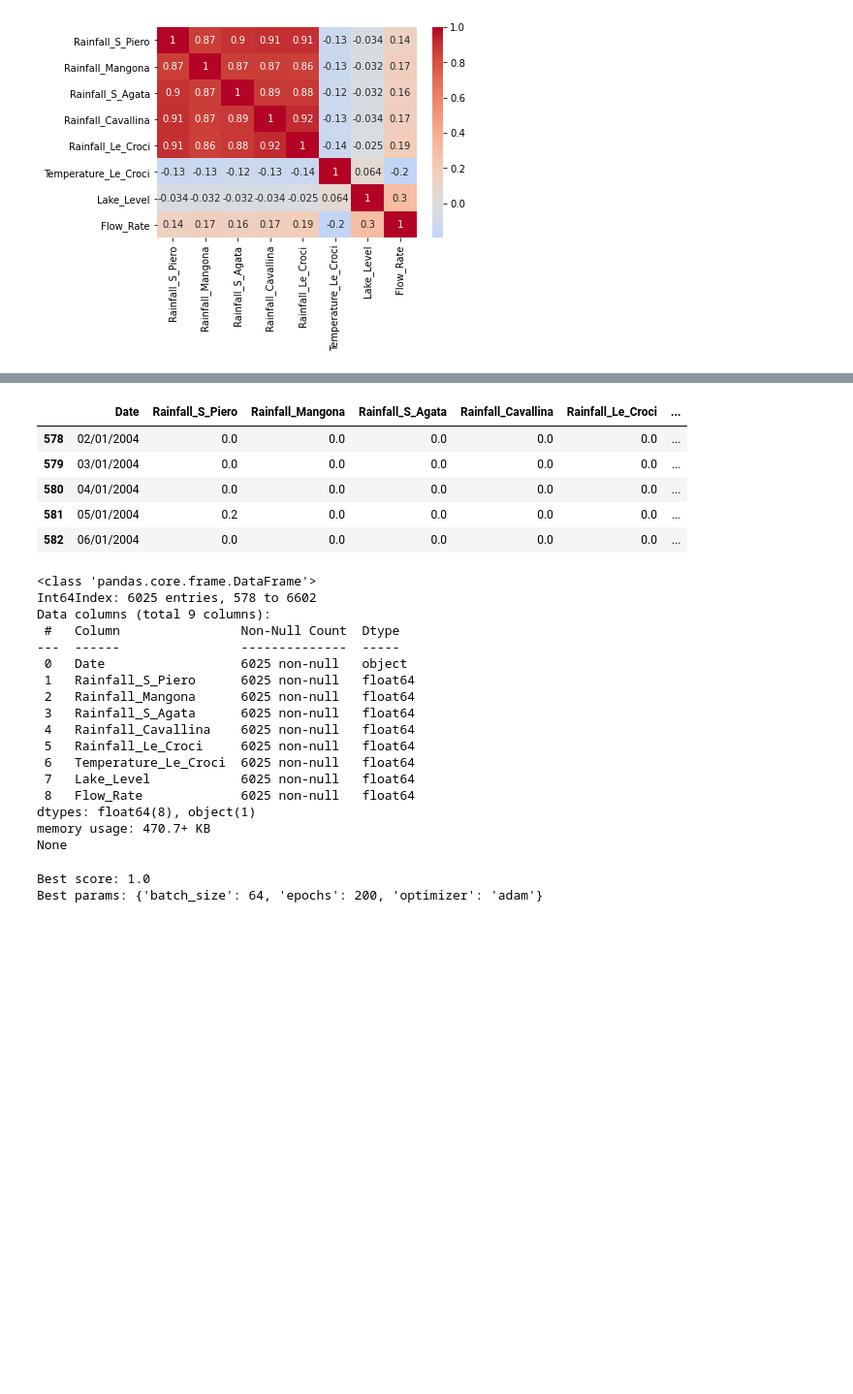
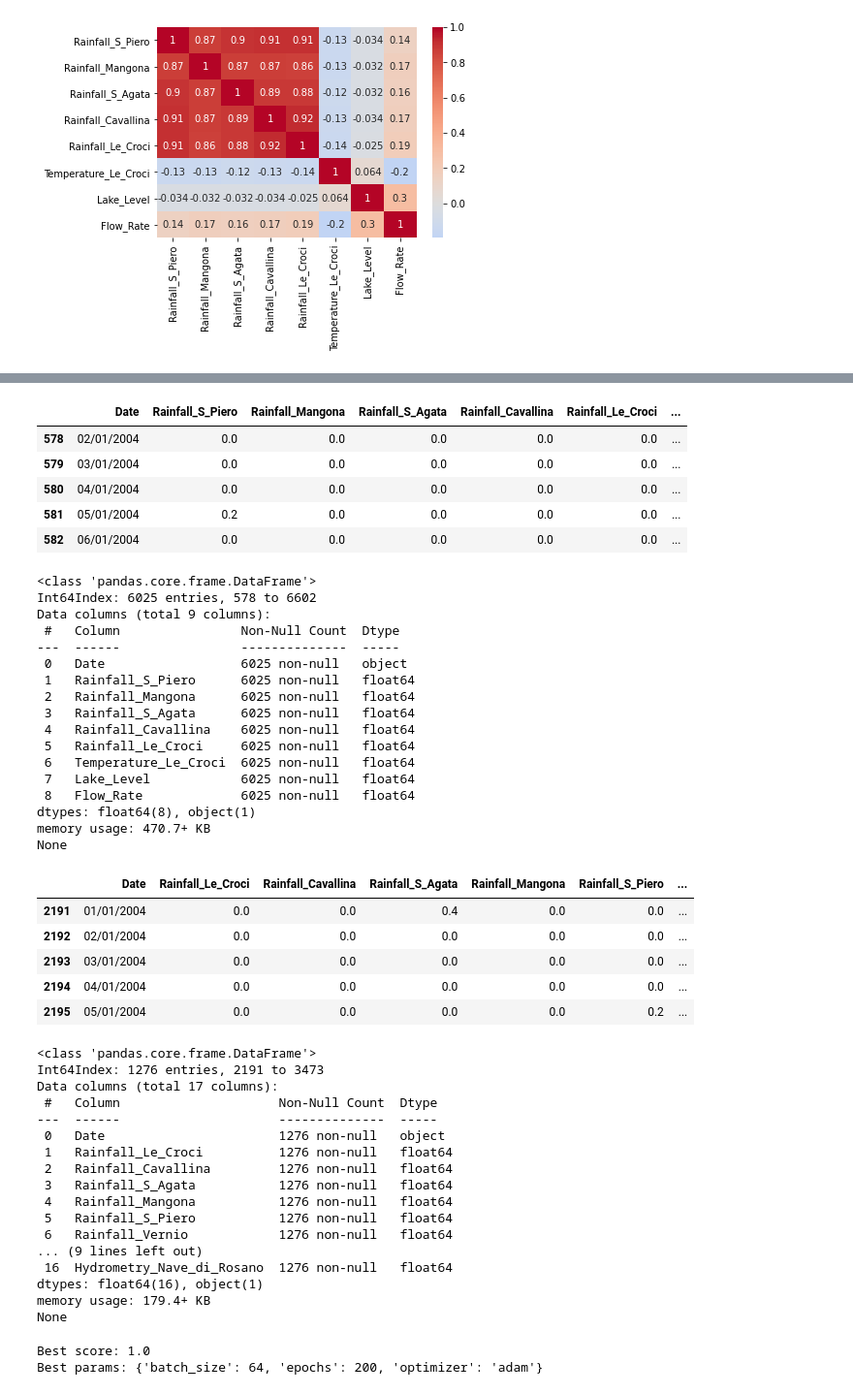
Before and after one commit to mike-ze/machine_learning_codes, a Jupyter notebook: Waterbody Feature Prediction/Acea Water Analytics.ipynb, the cells around one changed output, grey strips where cells are left out. Shown at 97% size. Cells and saved outputs as stored; diff of their text form; code cells hidden in the pictures; blank space fills up the shorter version.

```diff
--- a/Waterbody Feature Prediction/Acea Water Analytics.ipynb
+++ b/Waterbody Feature Prediction/Acea Water Analytics.ipynb
@@ -59,32 +103,58 @@ plt.show()
 # %%
 # Drop rows with NaN value
 data_lb.dropna(inplace=True)
 display(data_lb.head())
 print(data_lb.info())
+data_ra.dropna(inplace=True)
+display(data_ra.head())
+print(data_ra.info())
 # %% [output]
 |  | Date | Rainfall_S_Piero | Rainfall_Mangona | Rainfall_S_Agata | Rainfall_Cavallina | Rainfall_Le_Croci | ... |
 | 578 | 02/01/2004 | 0.0 | 0.0 | 0.0 | 0.0 | 0.0 | ... |
 | 579 | 03/01/2004 | 0.0 | 0.0 | 0.0 | 0.0 | 0.0 | ... |
 | 580 | 04/01/2004 | 0.0 | 0.0 | 0.0 | 0.0 | 0.0 | ... |
 | 581 | 05/01/2004 | 0.2 | 0.0 | 0.0 | 0.0 | 0.0 | ... |
 | 582 | 06/01/2004 | 0.0 | 0.0 | 0.0 | 0.0 | 0.0 | ... |
 <class 'pandas.core.frame.DataFrame'>
 Int64Index: 6025 entries, 578 to 6602
 Data columns (total 9 columns):
  #   Column                Non-Null Count  Dtype
 ---  ------                --------------  -----
  0   Date                  6025 non-null   object
  1   Rainfall_S_Piero      6025 non-null   float64
  2   Rainfall_Mangona      6025 non-null   float64
  3   Rainfall_S_Agata      6025 non-null   float64
  4   Rainfall_Cavallina    6025 non-null   float64
  5   Rainfall_Le_Croci     6025 non-null   float64
  6   Temperature_Le_Croci  6025 non-null   float64
  7   Lake_Level            6025 non-null   float64
  8   Flow_Rate             6025 non-null   float64
 dtypes: float64(8), object(1)
 memory usage: 470.7+ KB
 None
+|  | Date | Rainfall_Le_Croci | Rainfall_Cavallina | Rainfall_S_Agata | Rainfall_Mangona | Rainfall_S_Piero | ... |
+| 2191 | 01/01/2004 | 0.0 | 0.0 | 0.4 | 0.0 | 0.0 | ... |
+| 2192 | 02/01/2004 | 0.0 | 0.0 | 0.0 | 0.0 | 0.0 | ... |
+| 2193 | 03/01/2004 | 0.0 | 0.0 | 0.0 | 0.0 | 0.0 | ... |
+| 2194 | 04/01/2004 | 0.0 | 0.0 | 0.0 | 0.0 | 0.0 | ... |
+| 2195 | 05/01/2004 | 0.0 | 0.0 | 0.0 | 0.0 | 0.2 | ... |
+<class 'pandas.core.frame.DataFrame'>
+Int64Index: 1276 entries, 2191 to 3473
+Data columns (total 17 columns):
+ #   Column                     Non-Null Count  Dtype
+---  ------                     --------------  -----
+ 0   Date                       1276 non-null   object
+ 1   Rainfall_Le_Croci          1276 non-null   float64
+ 2   Rainfall_Cavallina         1276 non-null   float64
+ 3   Rainfall_S_Agata           1276 non-null   float64
+ 4   Rainfall_Mangona           1276 non-null   float64
+ 5   Rainfall_S_Piero           1276 non-null   float64
+ 6   Rainfall_Vernio            1276 non-null   float64
+... (9 lines left out)
+ 16  Hydrometry_Nave_di_Rosano  1276 non-null   float64
+dtypes: float64(16), object(1)
+memory usage: 179.4+ KB
+None
 # %%
 x = data_lb.drop(["Date", "Lake_Level", "Flow_Rate"], axis=1)
 y = data_lb[["Lake_Level", "Flow_Rate"]]
```
Also changed, not shown: parts of 4 cells of this notebook, 2 other files.
